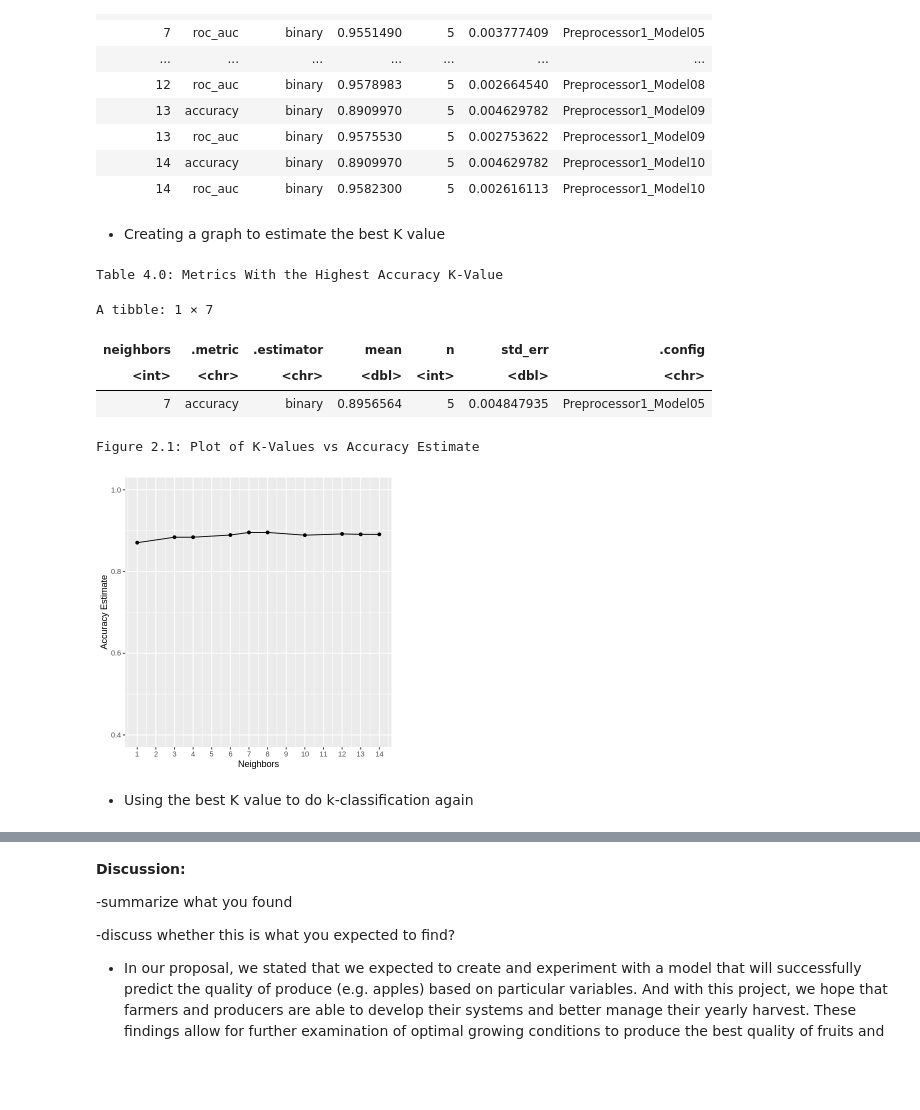
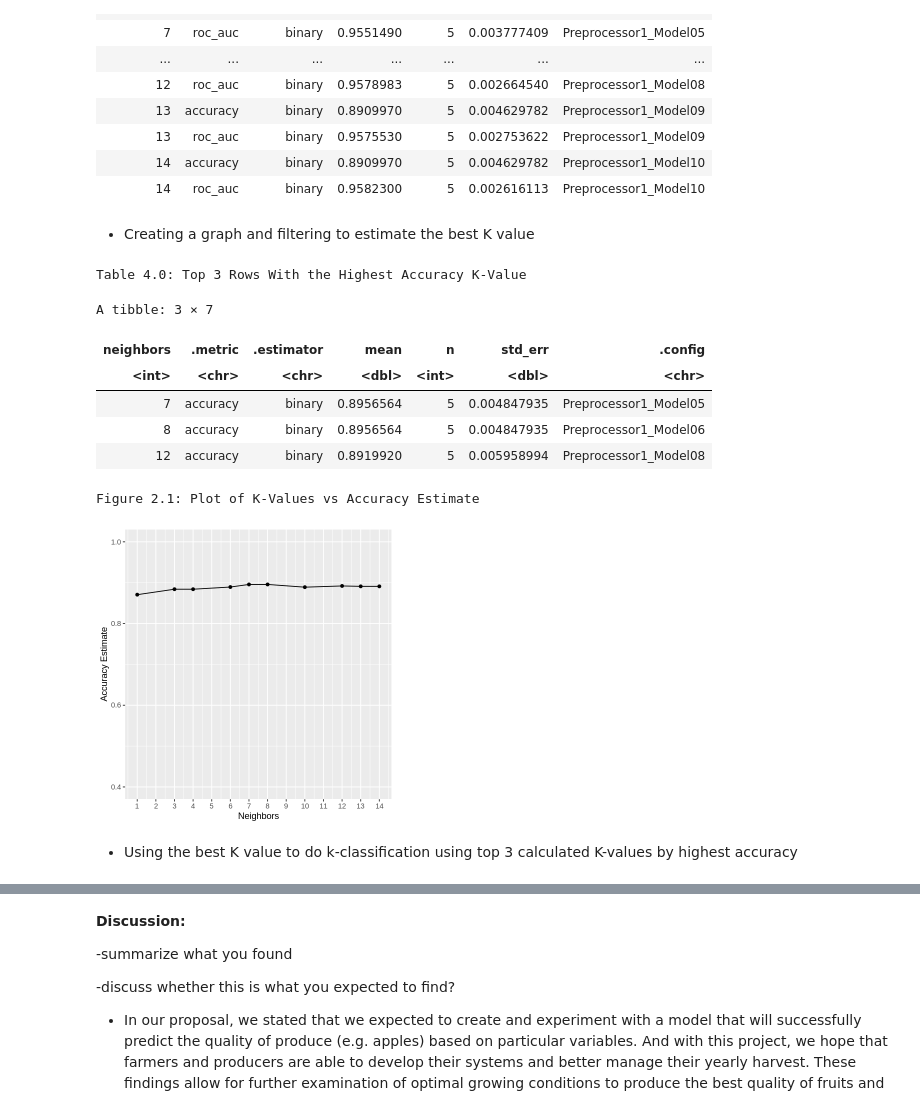
Before and after one commit to Dana-Te/DSCI100-Group-41, a Jupyter notebook: Group_Project_Report.ipynb, the cells around one changed output, grey strips where cells are left out. Cells and saved outputs as stored; diff of their text form; code cells hidden in the pictures; blank space fills up the shorter version.

Commit message:
Showing the predictions with different K-values near the end

```diff
--- a/Group_Project_Report.ipynb
+++ b/Group_Project_Report.ipynb
@@ -422,38 +404,40 @@ A tibble: 20 × 7
 | 14 | accuracy | binary | 0.8909970 | 5 | 0.004629782 | Preprocessor1_Model10 |
 | 14 | roc_auc | binary | 0.9582300 | 5 | 0.002616113 | Preprocessor1_Model10 |
 # %% [markdown]
-- Creating a graph to estimate the best K value
+- Creating a graph and filtering to estimate the best K value
 # %%
 options(repr.plot.width = 5, repr.plot.height = 5)
 set.seed(83777)
 
 accuracies<-knn_results |>
        filter(.metric=="accuracy")
 
 highest_accuracy<-accuracies|>
        arrange(desc(mean))|>
-       slice(1)
+       filter(mean>=0.890997)
 
-cat("Table 4.0: Metrics With the Highest Accuracy K-Value")
+cat("Table 4.0: Top 3 Rows With the Highest Accuracy K-Value")
 highest_accuracy
 
 accuracy_versus_k<-ggplot(accuracies, aes(x = neighbors, y = mean))+
        geom_point() +
        geom_line() +
        labs(x = "Neighbors", y = "Accuracy Estimate") +
        scale_x_continuous(breaks = seq(0, 14, by = 1)) +  # adjusting the x-axis
        scale_y_continuous(limits = c(0.4, 1.0)) # adjusting the y-axis
 
 cat("Figure 2.1: Plot of K-Values vs Accuracy Estimate")
 accuracy_versus_k
 # %% [output]
-Table 4.0: Metrics With the Highest Accuracy K-Value
+Table 4.0: Top 3 Rows With the Highest Accuracy K-Value
-A tibble: 1 × 7
+A tibble: 3 × 7
 | neighbors | .metric | .estimator | mean | n | std_err | .config |
 | <int> | <chr> | <chr> | <dbl> | <int> | <dbl> | <chr> |
 | 7 | accuracy | binary | 0.8956564 | 5 | 0.004847935 | Preprocessor1_Model05 |
+| 8 | accuracy | binary | 0.8956564 | 5 | 0.004847935 | Preprocessor1_Model06 |
+| 12 | accuracy | binary | 0.8919920 | 5 | 0.005958994 | Preprocessor1_Model08 |
 Figure 2.1: Plot of K-Values vs Accuracy Estimate
 [figure]
 # %% [markdown]
-- Using the best K value to do k-classification again
+- Using the best K value to do k-classification using top 3 calculated K-values by highest accuracy
 # %%
```
Also changed, not shown: parts of 7 cells of this notebook.
